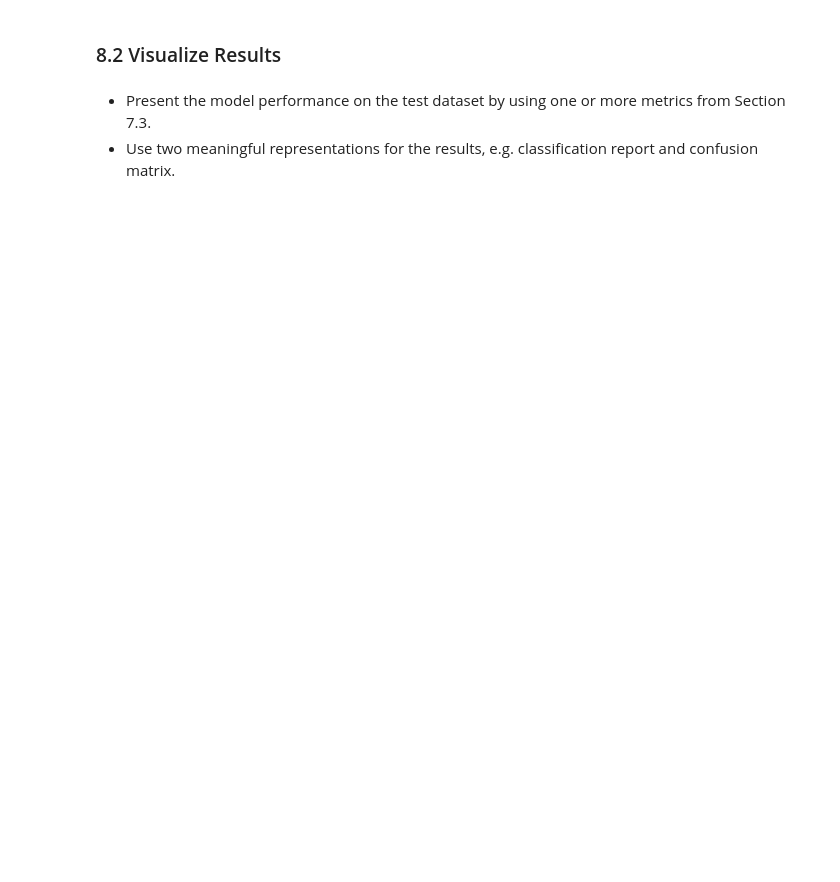
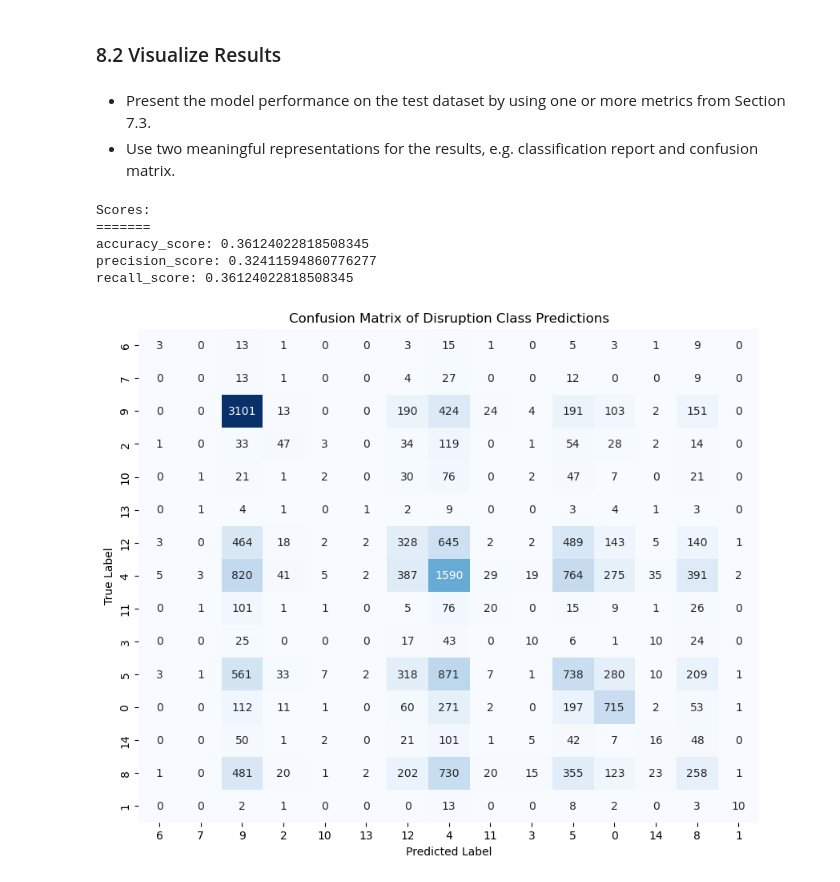
Before and after one commit to lookinALX/Data_Science_and_Co_TU_Wien, a Jupyter notebook: dopp_exercise_1_B.ipynb, the cells around one changed output. Cells and saved outputs as stored; diff of their text form; code cells hidden in the pictures; blank space fills up the shorter version.

```diff
--- a/dopp_exercise_1_B.ipynb
+++ b/dopp_exercise_1_B.ipynb
@@ -951,12 +947,21 @@ raise NotImplementedError()
+# %%
+scaler = StandardScaler()
+best_model = make_pipeline(scaler, RandomForestClassifier(random_state=student_id, criterion="gini"))
 # %%
 assert isinstance(best_model, sklearn.pipeline.Pipeline) or isinstance(best_model,tuple(all_methods))
 # %%
+data_train, data_test = split_data(data_processed[['temp_dailyMean', 'hum_dailyMin', 'hum_dailyMax', 'hum_dailyMean', 'bus', 'subway', 'tram', 'class']])
+
 def train_and_predict(best_model, train_data: pd.DataFrame, test_data: pd.DataFrame):
-  predictions = None
-  #probabilities = None
-  # YOUR CODE HERE
-  raise NotImplementedError()
-  return predictions #, probabilities
+    predictions = None
+    #probabilities = None
+    X_train = train_data[features]
+    y_train = train_data['class']
+    X_test = test_data[features]
+    best_model.fit(X_train, y_train)
+
+    predictions = best_model.predict(X_test)
+    return predictions #, probabilities
 # %%
 # train with train data, predict on hidden test data. For hidden test data, we do not provide the weekly_infections values, of course!
 unknown_prediction = train_and_predict(best_model, data_train, data_test.drop('class', axis=1))
@@ -985,0 +985,22 @@ raise NotImplementedError()
+# %%
+metrics_scores = compare_metrics(data_test['class'], unknown_prediction)
+print_scores(metrics_scores)
+# First plot
+from sklearn.metrics import confusion_matrix
+conf_matrix = confusion_matrix(data_test['class'], unknown_prediction)
+class_labels = data_test['class'].unique()
+conf_matrix_df = pd.DataFrame(conf_matrix, index=class_labels, columns=class_labels)
+
+plt.figure(figsize=(10, 8))
+sns.heatmap(conf_matrix_df, annot=True, fmt="d", cmap="Blues", cbar=False)
+plt.xlabel("Predicted Label")
+plt.ylabel("True Label")
+plt.title("Confusion Matrix of Disruption Class Predictions")
+plt.show()
+# %% [output]
+Scores:
+=======
+accuracy_score: 0.36124022818508345
+precision_score: 0.32411594860776277
+recall_score: 0.36124022818508345
+[figure, added]
```
Also changed, not shown: parts of 11 cells of this notebook.
